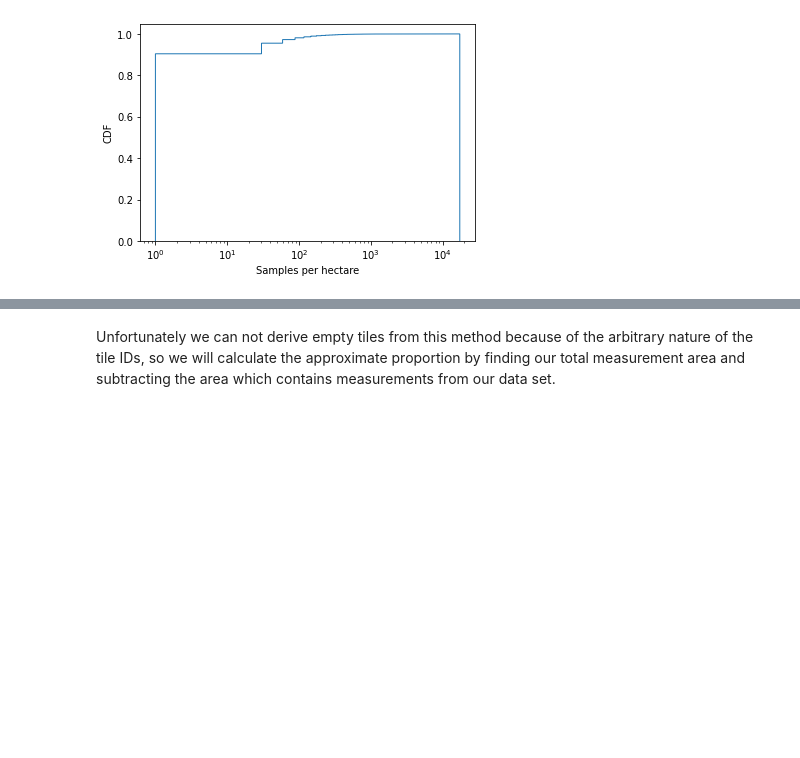
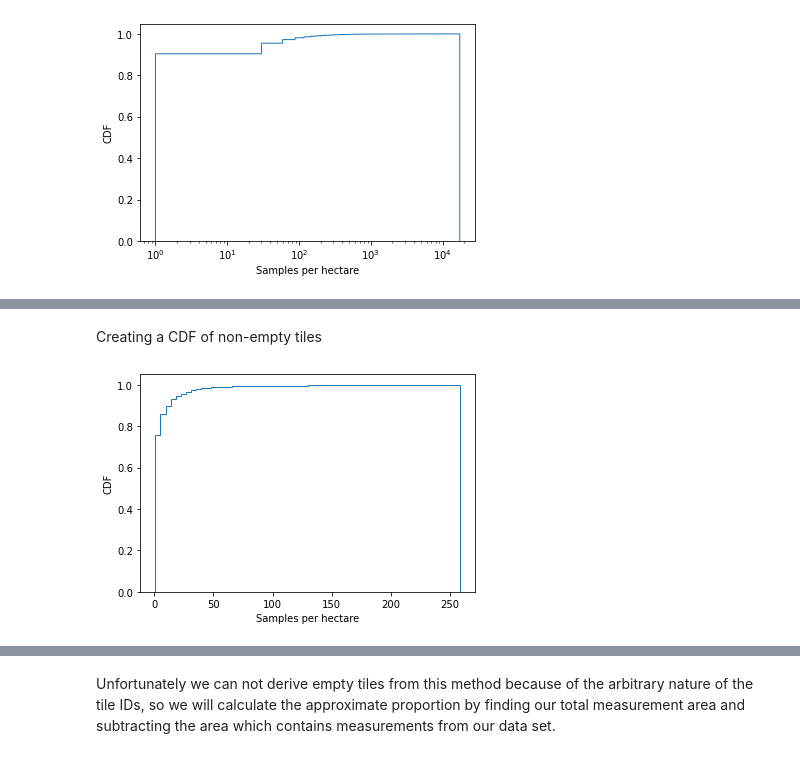
Before and after one commit to CANIS-NAU/Measuring-Mobile-Broadband, a Jupyter notebook: analysis-scripts/skyhook_analysis.ipynb, the cells around one changed output, grey strips where cells are left out. Drawn from its saved outputs; the diff is of its cells as text; code cells hidden in the pictures; blank space fills up the shorter version.

```diff
--- a/analysis-scripts/skyhook_analysis.ipynb
+++ b/analysis-scripts/skyhook_analysis.ipynb
@@ -166,0 +213,5 @@ Name: tide5id_100m, Length: 598, dtype: int64
+# %%
+area_data_hopi = skyhook_hopi['tide5id_100m'].groupby(skyhook_hopi['tide5id_100m']).count().sort_values()
+frequency_count_measurement_hopi = area_data_hopi.groupby(area_data_hopi).count()
+
+area_data_hopi.describe()
@@ -166,0 +242,13 @@ Name: tide5id_100m, Length: 598, dtype: int64
+# %% [markdown]
+Creating a CDF of non-empty tiles
+# %%
+num_bin_hopi = frequency_count_measurement_hopi.shape[0]
+fig, cdf_ax = plt.subplots()
+cdf_ax.hist(frequency_count_measurement_hopi.index, num_bin_hopi, weights=frequency_count_measurement_hopi.values, density=True, cumulative=True, histtype='step')
+plt.ylabel("CDF")
+plt.xlabel("Samples per hectare")
+
+
+plt.show()
+# %% [output]
+[figure, added]
```
Also changed, not shown: parts of 24 cells of this notebook.
